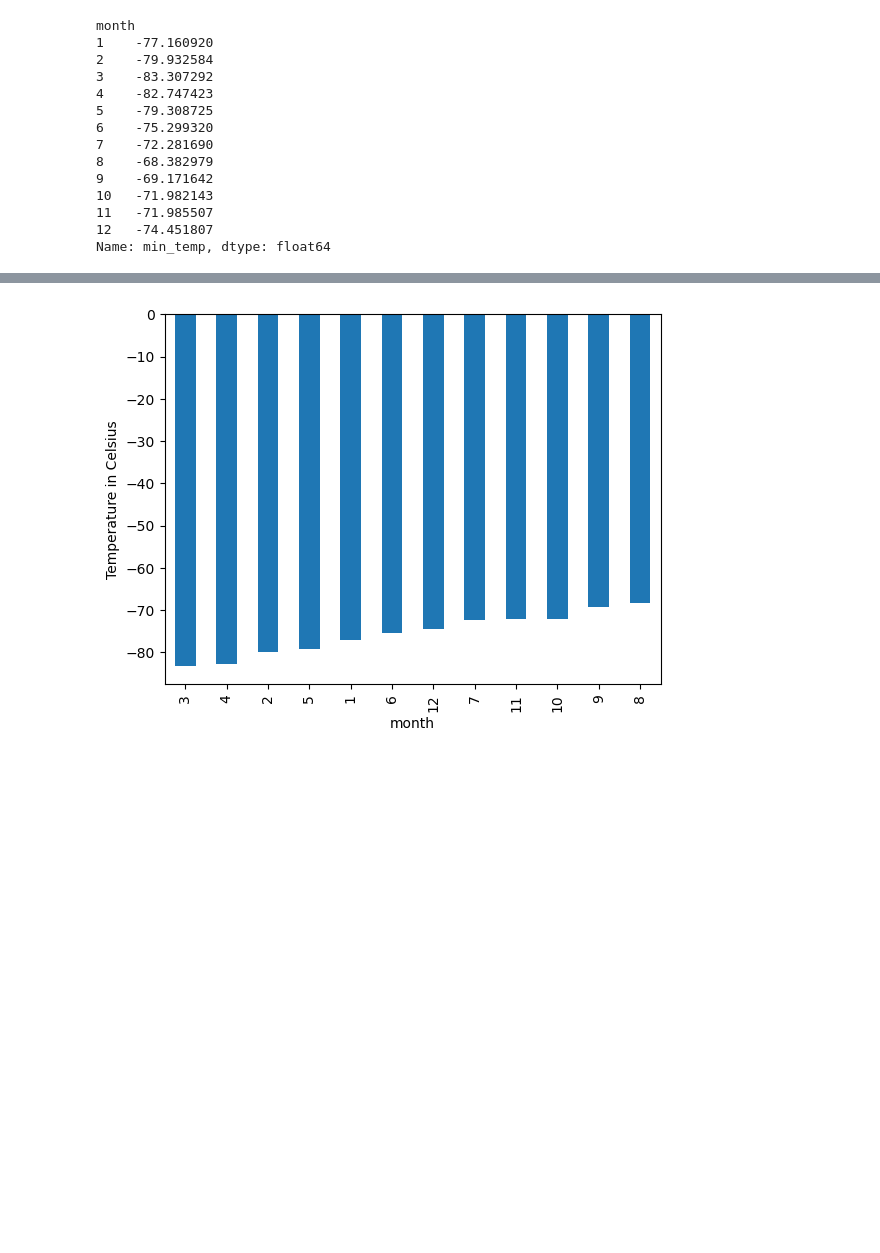
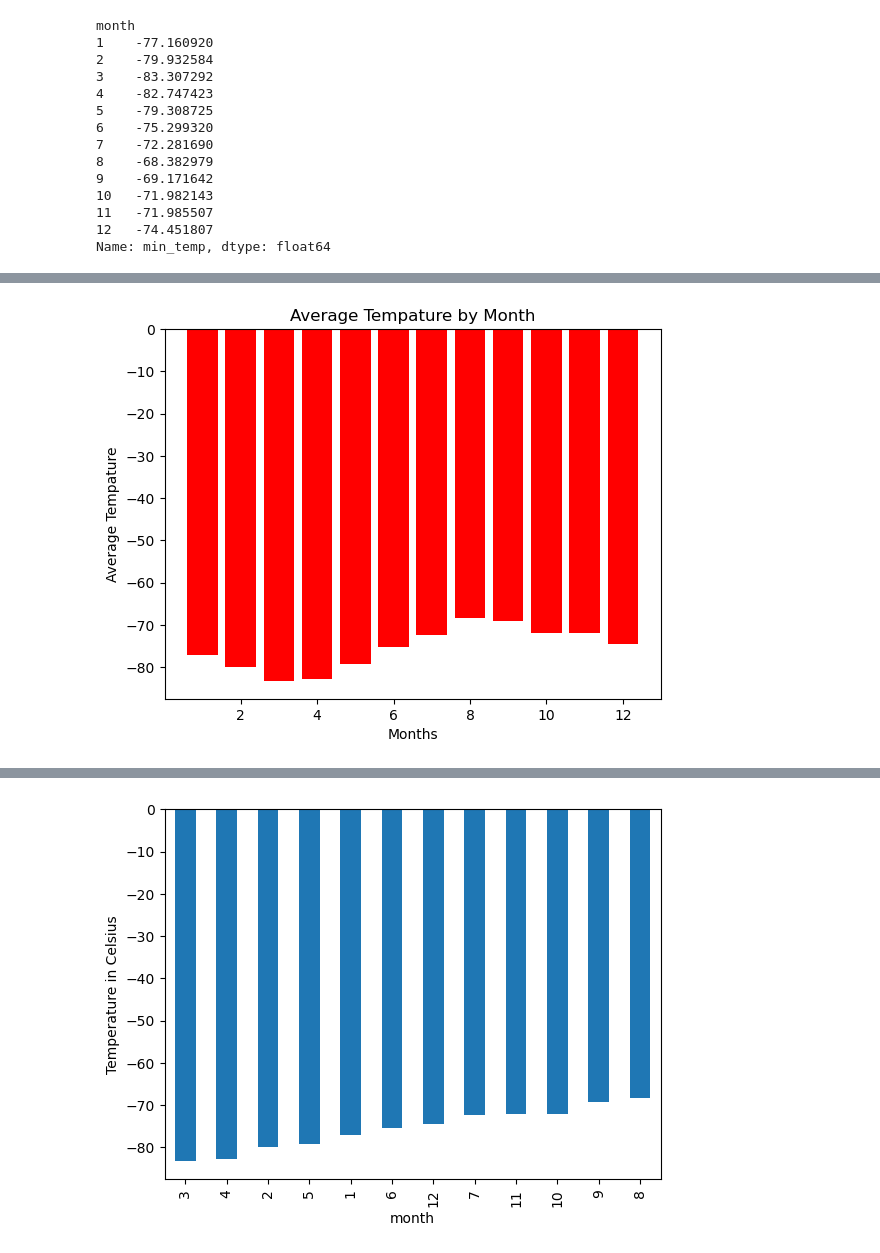
Before and after one commit to IsmailBilal92/Module-11-Challenge, a Jupyter notebook: Starter_Code/part_2_mars_weather.ipynb, the cells around one changed output, grey strips where cells are left out. Drawn from its saved outputs; the diff is of its cells as text; code cells hidden in the pictures; blank space fills up the shorter version.

```diff
--- a/Starter_Code/part_2_mars_weather.ipynb
+++ b/Starter_Code/part_2_mars_weather.ipynb
@@ -189,6 +186,7 @@ Name: month, dtype: int64
 1867
 # %%
 # 3. What is the average low temperature by month?
+Avg_Weather=weather_df.groupby(['month'])['min_temp'].mean()
 # %% [output]
 month
 1    -77.160920
@@ -210,0 +205,5 @@ Name: min_temp, dtype: float64
+# %%
+Avg_Weather=Avg_Weather.to_frame()
+# %%
+Avg_Weather=Avg_Weather.reset_index()
+Avg_Weather
@@ -210,0 +224,9 @@ Name: min_temp, dtype: float64
+# %%
+# Plot the average temperature by month
+plt.bar(Avg_Weather['month'],Avg_Weather["min_temp"], color='r', align="center")
+plt.xlabel('Months')
+plt.ylabel('Average Tempature')
+plt.title('Average Tempature by Month')
+plt.show()
+# %% [output]
+[figure, added]
```
Also changed, not shown: parts of 22 cells of this notebook, 1 other file.
